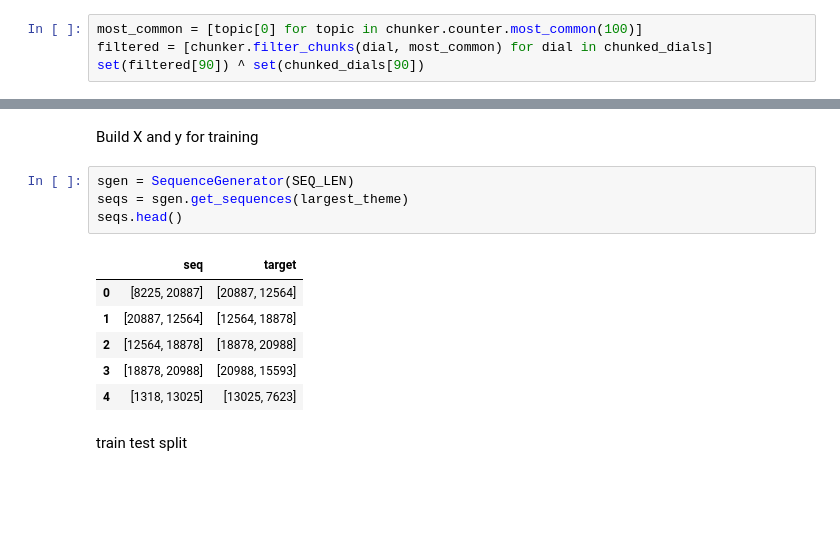
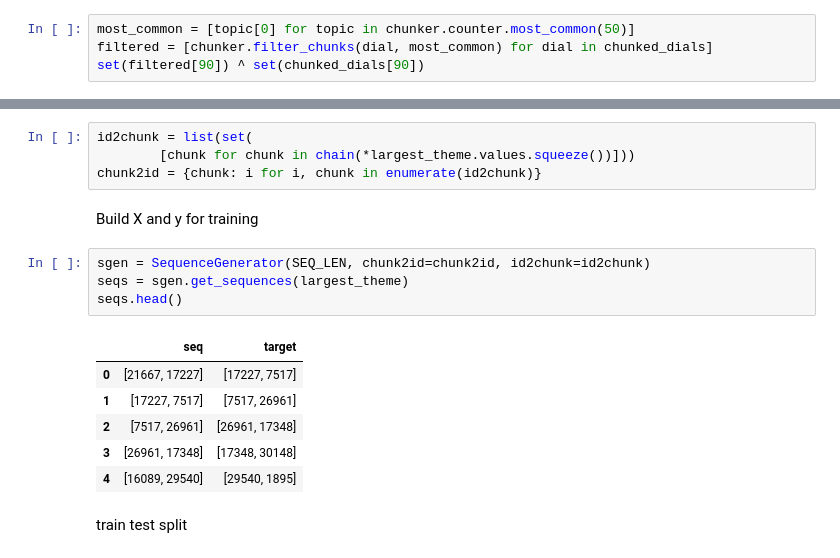
Before and after one commit to deniskapel/topic_rec, a Jupyter notebook: topic_rec.ipynb, the cells around one changed output, grey strips where cells are left out. Drawn from its saved outputs; the diff is of its cells as text; blank space fills up the shorter version.

```diff
--- a/topic_rec.ipynb
+++ b/topic_rec.ipynb
@@ -80,7 +82,7 @@ remove 100 most common noun chunks as they do not characterize dialogues
 
 **TODO**: experiment with larger/smaller number and a stop list
 # %%
-most_common = [topic[0] for topic in chunker.counter.most_common(100)]
+most_common = [topic[0] for topic in chunker.counter.most_common(50)]
 filtered = [chunker.filter_chunks(dial, most_common) for dial in chunked_dials]
 set(filtered[90]) ^ set(chunked_dials[90])
 # %% [output]
@@ -137,16 +141,20 @@ largest_theme.sample(5)
+# %%
+id2chunk = list(set(
+        [chunk for chunk in chain(*largest_theme.values.squeeze())]))
+chunk2id = {chunk: i for i, chunk in enumerate(id2chunk)}
 # %% [markdown]
 Build X and y for training
 # %%
-sgen = SequenceGenerator(SEQ_LEN)
+sgen = SequenceGenerator(SEQ_LEN, chunk2id=chunk2id, id2chunk=id2chunk)
 seqs = sgen.get_sequences(largest_theme)
 seqs.head()
 # %% [output]
 |  | seq | target |
-| 0 | [8225, 20887] | [20887, 12564] |
-| 1 | [20887, 12564] | [12564, 18878] |
-| 2 | [12564, 18878] | [18878, 20988] |
-| 3 | [18878, 20988] | [20988, 15593] |
-| 4 | [1318, 13025] | [13025, 7623] |
+| 0 | [21667, 17227] | [17227, 7517] |
+| 1 | [17227, 7517] | [7517, 26961] |
+| 2 | [7517, 26961] | [26961, 17348] |
+| 3 | [26961, 17348] | [17348, 30148] |
+| 4 | [16089, 29540] | [29540, 1895] |
 # %% [markdown]
 train test split
 # %%
```
Also changed, not shown: parts of 28 cells of this notebook.
